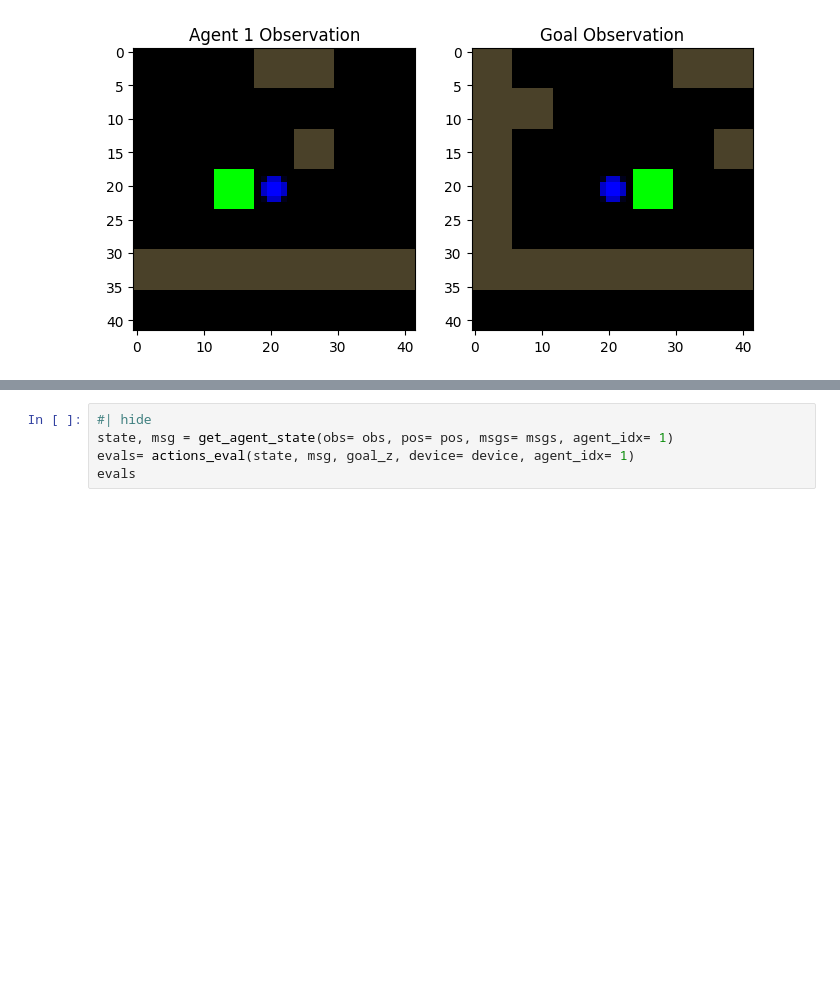
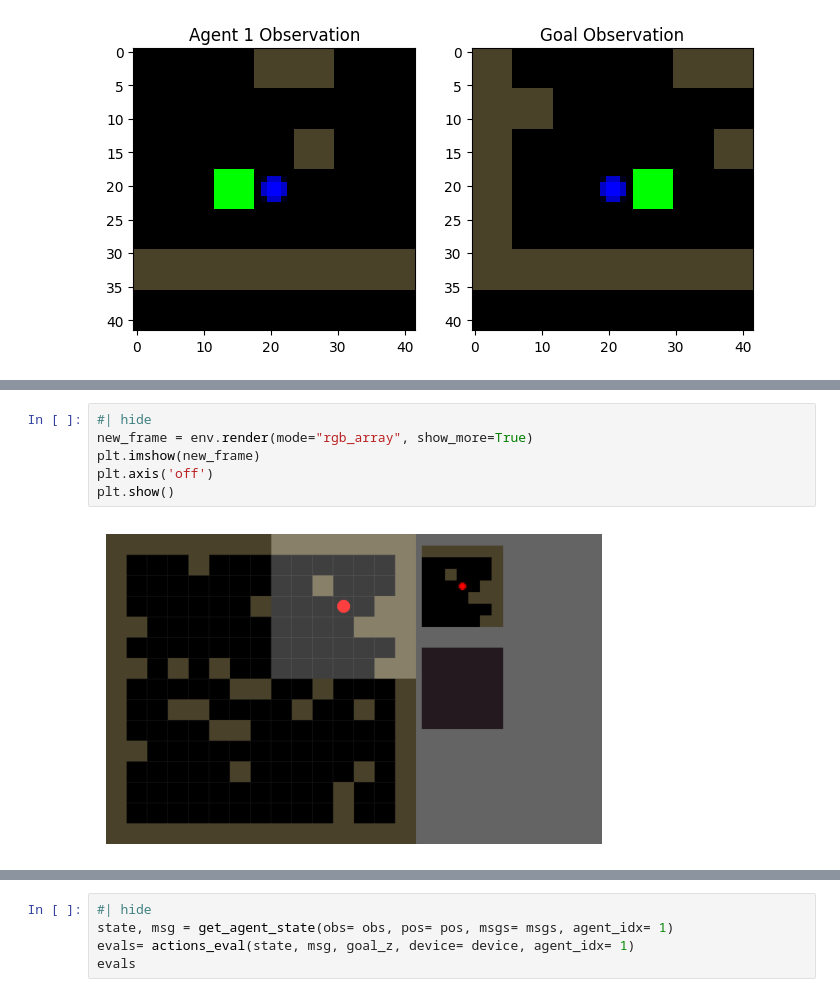
Before and after one commit to Ahmed-Khaled-Saleh/mawm, a Jupyter notebook: nbs/10b_evaluators.planning_eval.ipynb, the cells around one changed output, grey strips where cells are left out. Saved outputs shown, nothing was run; the diff lists cells and outputs as text; blank space fills up the shorter version.

```diff
--- a/nbs/10b_evaluators.planning_eval.ipynb
+++ b/nbs/10b_evaluators.planning_eval.ipynb
@@ -189,2 +219,10 @@ plot_obs_vs_goal(obs, agent_idx= idx, goals= goals)
+# %%
+#| hide
+new_frame = env.render(mode="rgb_array", show_more=True)
+plt.imshow(new_frame)
+plt.axis('off')
+plt.show()
+# %% [output]
+[figure, added]
 # %%
 #| hide
```
Also changed, not shown: parts of 19 cells of this notebook, 13 other files.
